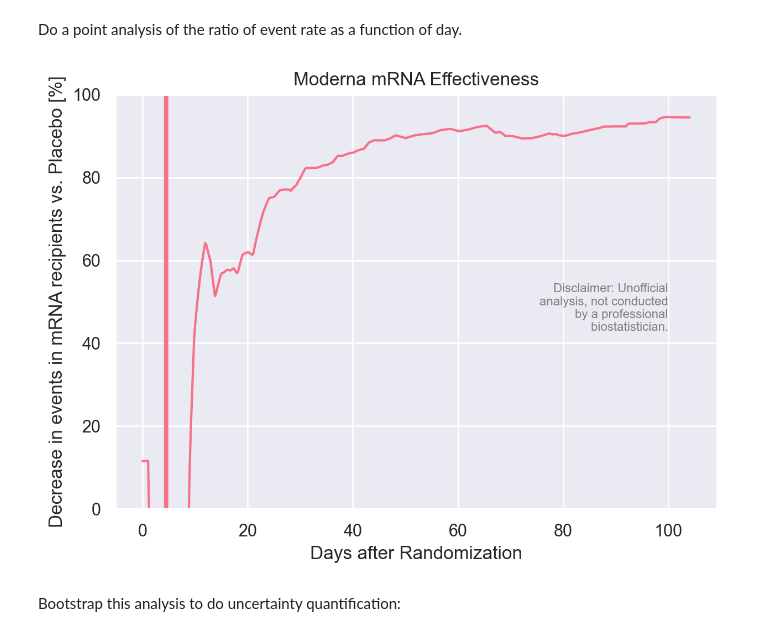
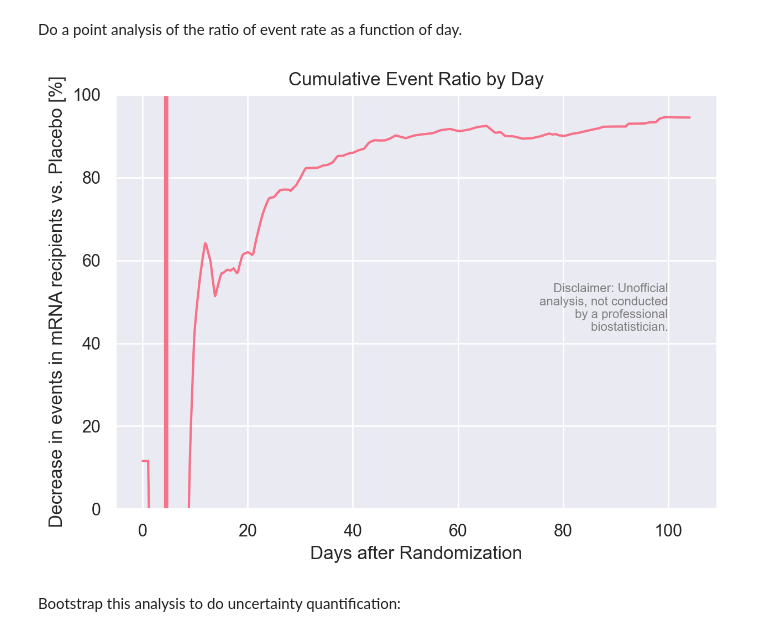
Before and after one commit to peterdsharpe/ModernaVaccineEffectiveness, a Jupyter notebook: analysis.ipynb, the cells around one changed output. Saved outputs shown, nothing was run; the diff lists cells and outputs as text; code cells hidden in the pictures.

```diff
--- a/analysis.ipynb
+++ b/analysis.ipynb
@@ -95,34 +98,34 @@ Do a point analysis of the ratio of event rate as a function of day.
 # %%
 def add_disclaimer():
     plt.text(
         100, 50,
         """
         Disclaimer: Unofficial
         analysis, not conducted
         by a professional
         biostatistician.""",
         ha="right",
         va="center",
         color="gray",
         fontsize=8,
         wrap=True
     )
 
 days = np.linspace(*data_range, 500)
 
 effectiveness = 1 - mrna_incidence(days) / placebo_incidence(days)
 
 fig, ax = plt.subplots(1, 1, figsize=(6.4, 4.8), dpi=200)
 plt.plot(days, effectiveness* 100)
 plt.ylim(0, 100)
 plt.xlabel(r"Days after Randomization")
 plt.ylabel(r"Decrease in events in mRNA recipients vs. Placebo [%]")
-plt.title(r"Moderna mRNA Effectiveness")
+plt.title(r"Cumulative Event Ratio by Day")
 add_disclaimer()
 plt.tight_layout()
 plt.show()
 # %% [output]
-[figure, old version]
+[figure, new version]
 # %% [markdown]
 Bootstrap this analysis to do uncertainty quantification:
 # %%
```
Also changed, not shown: parts of 6 cells of this notebook, 1 other file.
